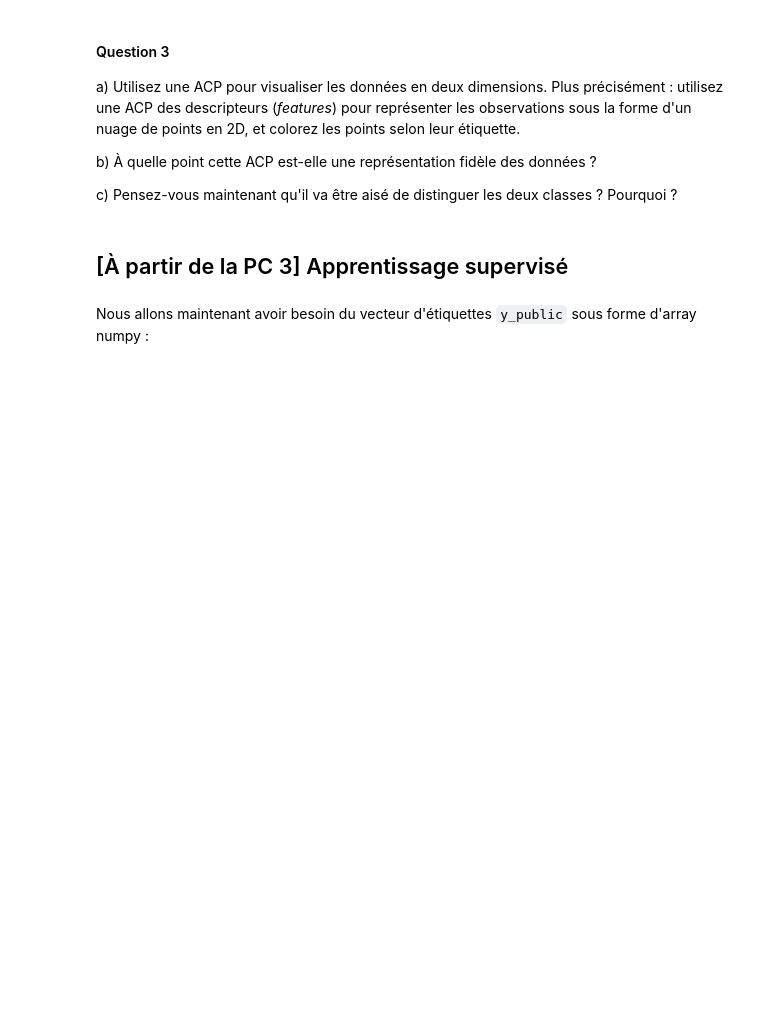
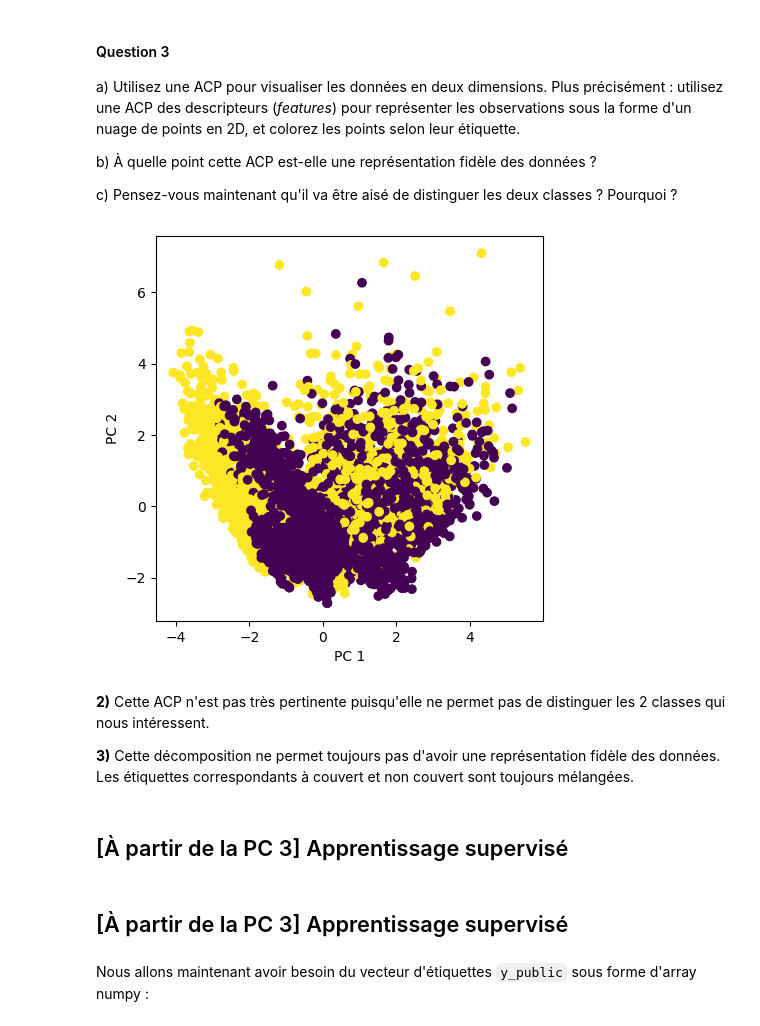
Before and after one commit to ElisaSko/data, a Jupyter notebook: Projet_SDD_2024.ipynb, the cells around one changed output. Drawn from its saved outputs; the diff is of its cells as text; code cells hidden in the pictures; blank space fills up the shorter version.

```diff
--- a/Projet_SDD_2024.ipynb
+++ b/Projet_SDD_2024.ipynb
@@ -139,5 +129,34 @@ c) Pensez-vous maintenant qu'il va être aisé de distinguer les deux classes ?
+# %%
+std_scale = preprocessing.StandardScaler().fit(df_public)
+X_scaled = std_scale.transform(df_public)
+
+# Instanciation d'un objet PCA pour 2 composantes principales
+pca = decomposition.PCA(n_components=2)
+
+pca.fit(X_scaled)
+
+pca = decomposition.PCA(n_components=2)
+pca.fit(X_scaled)
+X_projected = pca.transform(X_scaled)
+
+fig = plt.figure(figsize=(5, 5))
+
+plt.scatter(X_projected[:, 0], X_projected[:, 1], c=df_public['couvert'])
+
+plt.xlabel("PC 1")
+plt.ylabel("PC 2");
+# %% [output]
+[figure, added]
+# %% [markdown]
+**2)**
+Cette ACP n'est pas très pertinente puisqu'elle ne permet pas de distinguer les 2 classes qui nous intéressent.
+
+**3)**
+Cette décomposition ne permet toujours pas d'avoir une représentation fidèle des données. Les étiquettes correspondants à couvert et non couvert sont toujours mélangées.
 # %% [markdown]
 ## [À partir de la PC 3] Apprentissage supervisé
+# %% [markdown]
+## [À partir de la PC 3] Apprentissage supervisé
 # %% [markdown]
 Nous allons maintenant avoir besoin du vecteur d'étiquettes `y_public` sous forme d'array numpy :
 # %%
```
Also changed, not shown: parts of 3 cells of this notebook.
